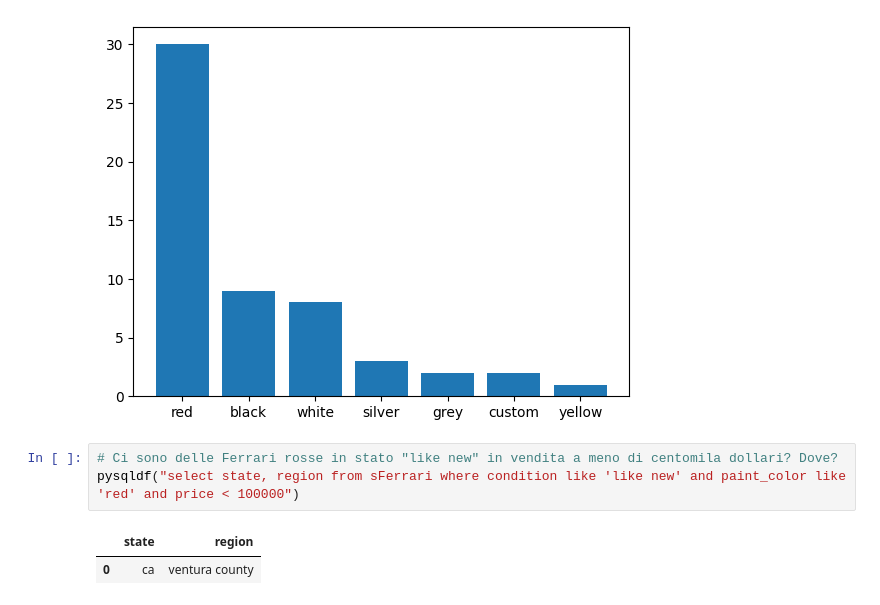
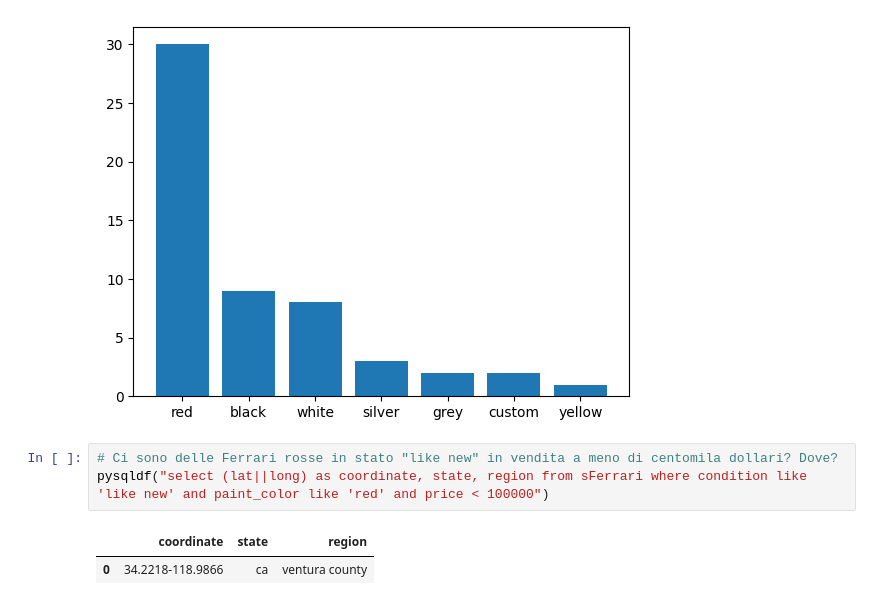
Before and after one commit to Spiro01/CorsoIts, a Jupyter notebook: BigData/jupyter/_qzer_2022_spironelli_riccardo.ipynb, the cells around one changed output. Cells and saved outputs as stored; diff of their text form.

```diff
--- a/BigData/jupyter/_qzer_2022_spironelli_riccardo.ipynb
+++ b/BigData/jupyter/_qzer_2022_spironelli_riccardo.ipynb
@@ -141,7 +142,7 @@ plt.bar(res["colore"], res["numero"])
 [figure]
 # %%
 # Ci sono delle Ferrari rosse in stato "like new" in vendita a meno di centomila dollari? Dove?
-pysqldf("select state, region from sFerrari where condition like 'like new' and paint_color like 'red' and price < 100000")
+pysqldf("select (lat||long) as coordinate, state, region from sFerrari where condition like 'like new' and paint_color like 'red' and price < 100000")
 # %% [output]
-|  | state | region |
-| 0 | ca | ventura county |
+|  | coordinate | state | region |
+| 0 | 34.2218-118.9866 | ca | ventura county |
```
Also changed, not shown: parts of 3 cells of this notebook, 20 other files.
